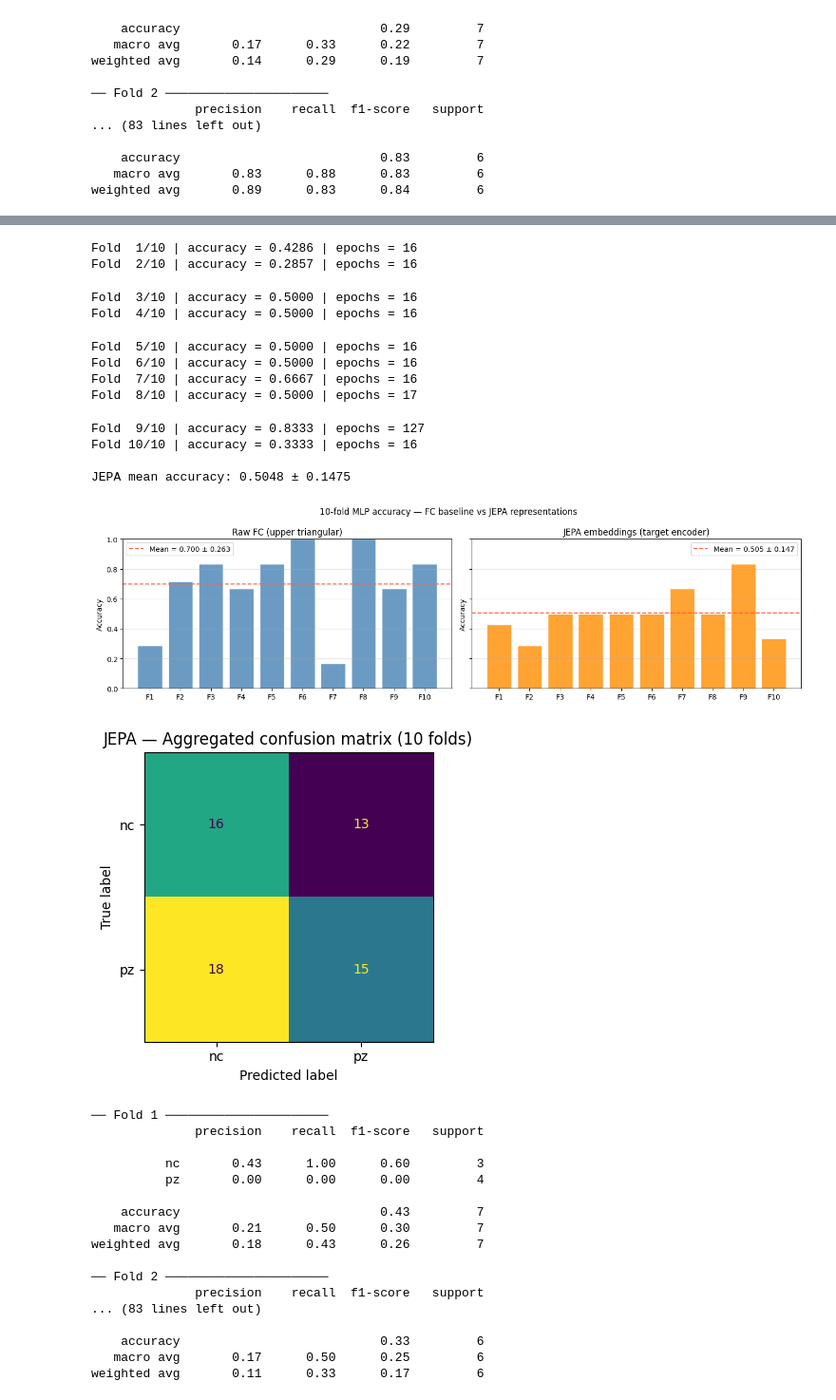
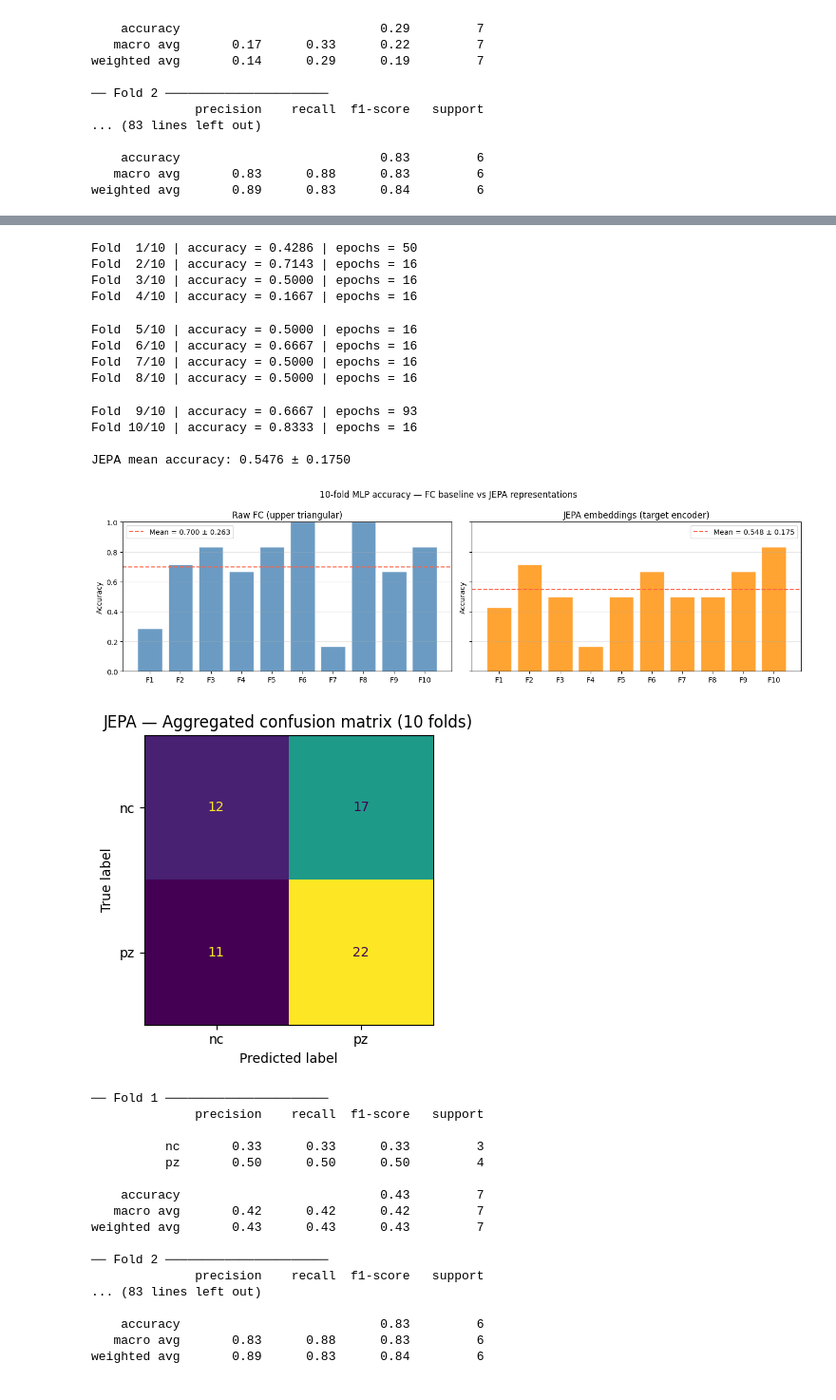
Before and after one commit to stevanna98/brain_subnetwork_jepa, a Jupyter notebook: eda.ipynb, the cells around one changed output, grey strips where cells are left out. Shown at 95% size. Drawn from its saved outputs; the diff is of its cells as text; code cells hidden in the pictures.

```diff
--- a/eda.ipynb
+++ b/eda.ipynb
@@ -430,7 +431,7 @@ torch.backends.cudnn.benchmark = False
 
 # ── Paths — adjust as needed ──────────────────────────────────────────────────
 ATLAS_CSV   = 'data/atlas/glasser379_to_rsn12.csv'
-CHECKPOINT  = '/Users/stefanovannoni/Downloads/ckpt_epoch0080.pt'
+CHECKPOINT  = '/Users/stefanovannoni/Downloads/ckpt_epoch0100.pt'
 FEATURE_DIM = 64
 
 if torch.cuda.is_available():
@@ -591,34 +592,34 @@ Running t-SNE on JEPA embeddings...
-Fold  1/10 | accuracy = 0.4286 | epochs = 16
-Fold  2/10 | accuracy = 0.2857 | epochs = 16
+Fold  1/10 | accuracy = 0.4286 | epochs = 50
+Fold  2/10 | accuracy = 0.7143 | epochs = 16
+Fold  3/10 | accuracy = 0.5000 | epochs = 16
+Fold  4/10 | accuracy = 0.1667 | epochs = 16
-Fold  3/10 | accuracy = 0.5000 | epochs = 16
-Fold  4/10 | accuracy = 0.5000 | epochs = 16
+Fold  5/10 | accuracy = 0.5000 | epochs = 16
+Fold  6/10 | accuracy = 0.6667 | epochs = 16
+Fold  7/10 | accuracy = 0.5000 | epochs = 16
+Fold  8/10 | accuracy = 0.5000 | epochs = 16
-Fold  5/10 | accuracy = 0.5000 | epochs = 16
-Fold  6/10 | accuracy = 0.5000 | epochs = 16
-Fold  7/10 | accuracy = 0.6667 | epochs = 16
-Fold  8/10 | accuracy = 0.5000 | epochs = 17
+Fold  9/10 | accuracy = 0.6667 | epochs = 93
+Fold 10/10 | accuracy = 0.8333 | epochs = 16
+
+JEPA mean accuracy: 0.5476 ± 0.1750
-Fold  9/10 | accuracy = 0.8333 | epochs = 127
-Fold 10/10 | accuracy = 0.3333 | epochs = 16
-
-JEPA mean accuracy: 0.5048 ± 0.1475
-[figure, old version]
+[figure, new version]
-[figure, old version]
+[figure, new version]
-── Fold 1 ──────────────────────
-              precision    recall  f1-score   support
-
-          nc       0.43      1.00      0.60         3
-          pz       0.00      0.00      0.00         4
-
-    accuracy                           0.43         7
-   macro avg       0.21      0.50      0.30         7
-weighted avg       0.18      0.43      0.26         7
-
-── Fold 2 ──────────────────────
-              precision    recall  f1-score   support
-... (83 lines left out)
-
-    accuracy                           0.33         6
-   macro avg       0.17      0.50      0.25         6
-weighted avg       0.11      0.33      0.17         6
+── Fold 1 ──────────────────────
+              precision    recall  f1-score   support
+
+          nc       0.33      0.33      0.33         3
+          pz       0.50      0.50      0.50         4
+
+    accuracy                           0.43         7
+   macro avg       0.42      0.42      0.42         7
+weighted avg       0.43      0.43      0.43         7
+
+── Fold 2 ──────────────────────
+              precision    recall  f1-score   support
+... (83 lines left out)
+
+    accuracy                           0.83         6
+   macro avg       0.83      0.88      0.83         6
+weighted avg       0.89      0.83      0.84         6
 # %%
 import sys
 sys.path.insert(0, '/content/brain_subnetwork_jepa/src')
```
Also changed, not shown: parts of 4 cells of this notebook, 7 other files.
